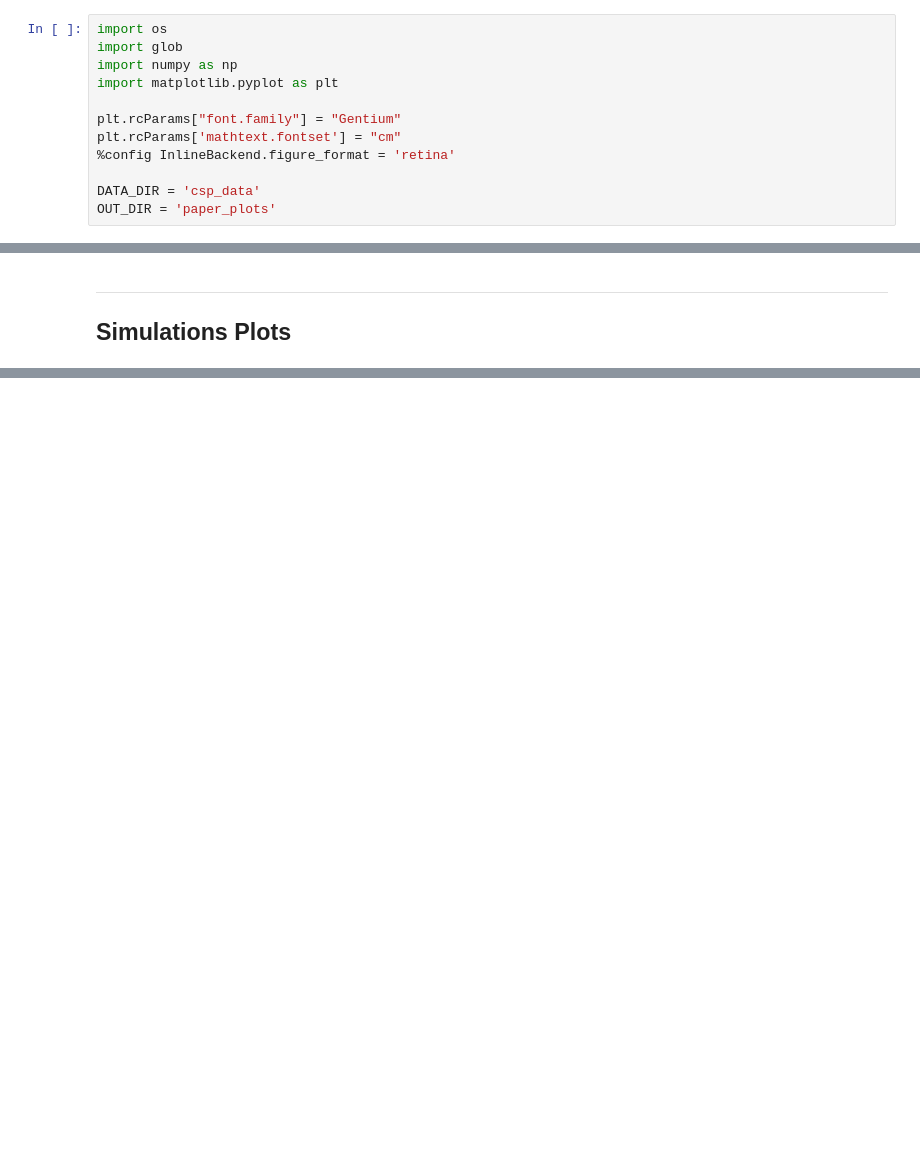
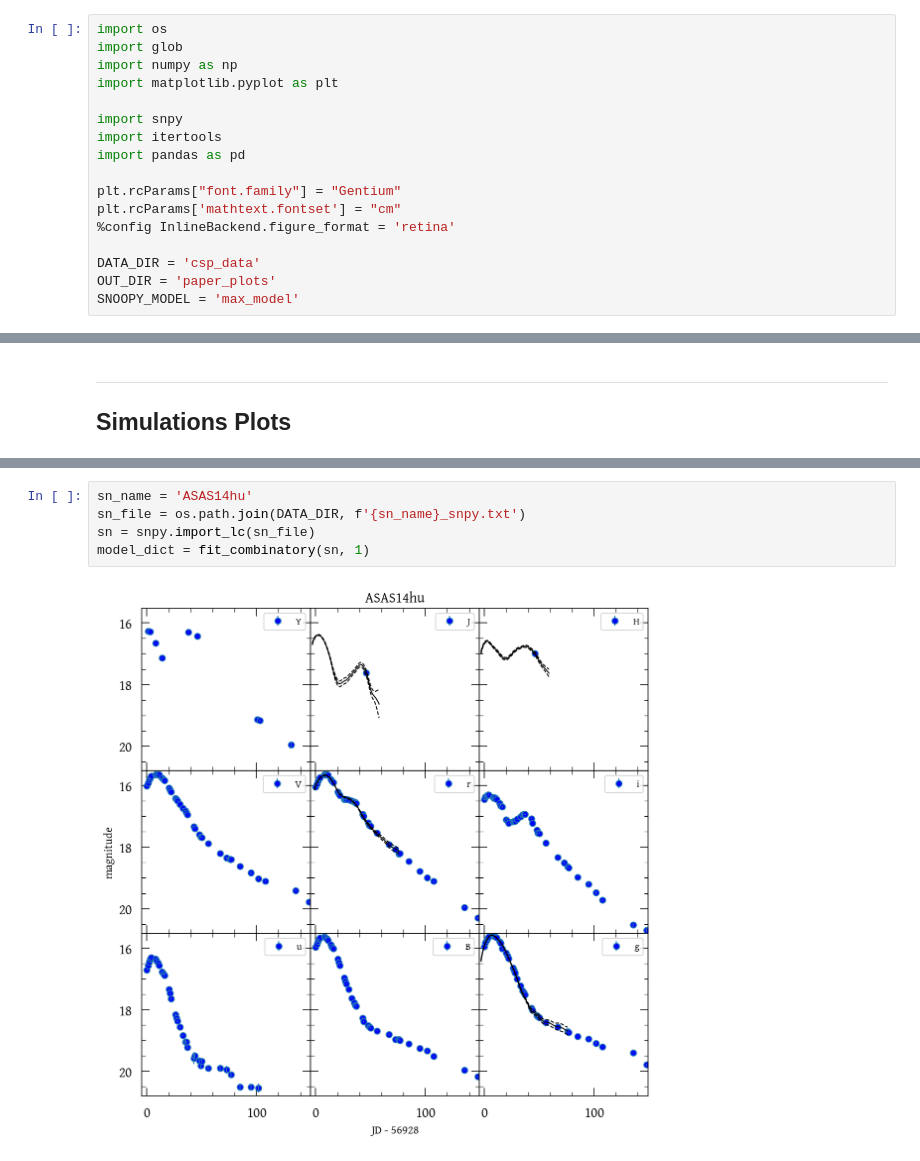
Before and after one commit to HOSTFLOWS/flows_sims, a Jupyter notebook: paper_plots.ipynb, the cells around one changed output, grey strips where cells are left out. Cells and saved outputs as stored; diff of their text form; blank space fills up the shorter version.

```diff
--- a/paper_plots.ipynb
+++ b/paper_plots.ipynb
@@ -8,6 +8,10 @@ import os
 import glob
 import numpy as np
 import matplotlib.pyplot as plt
+
+import snpy
+import itertools
+import pandas as pd
 
 plt.rcParams["font.family"] = "Gentium"
 plt.rcParams['mathtext.fontset'] = "cm"
@@ -15,6 +19,7 @@ plt.rcParams['mathtext.fontset'] = "cm"
 
 DATA_DIR = 'csp_data'
 OUT_DIR = 'paper_plots'
+SNOOPY_MODEL = 'max_model'
 # %%
 def extract_data(sn_name):
     """Extracts the SN data into a dictionary.
@@ -129,0 +515,7 @@ ___
+# %%
+sn_name = 'ASAS14hu'
+sn_file = os.path.join(DATA_DIR, f'{sn_name}_snpy.txt')
+sn = snpy.import_lc(sn_file)
+model_dict = fit_combinatory(sn, 1)
+# %% [output]
+[figure, added]
```
Also changed, not shown: parts of 8 cells of this notebook, 5 other files.
